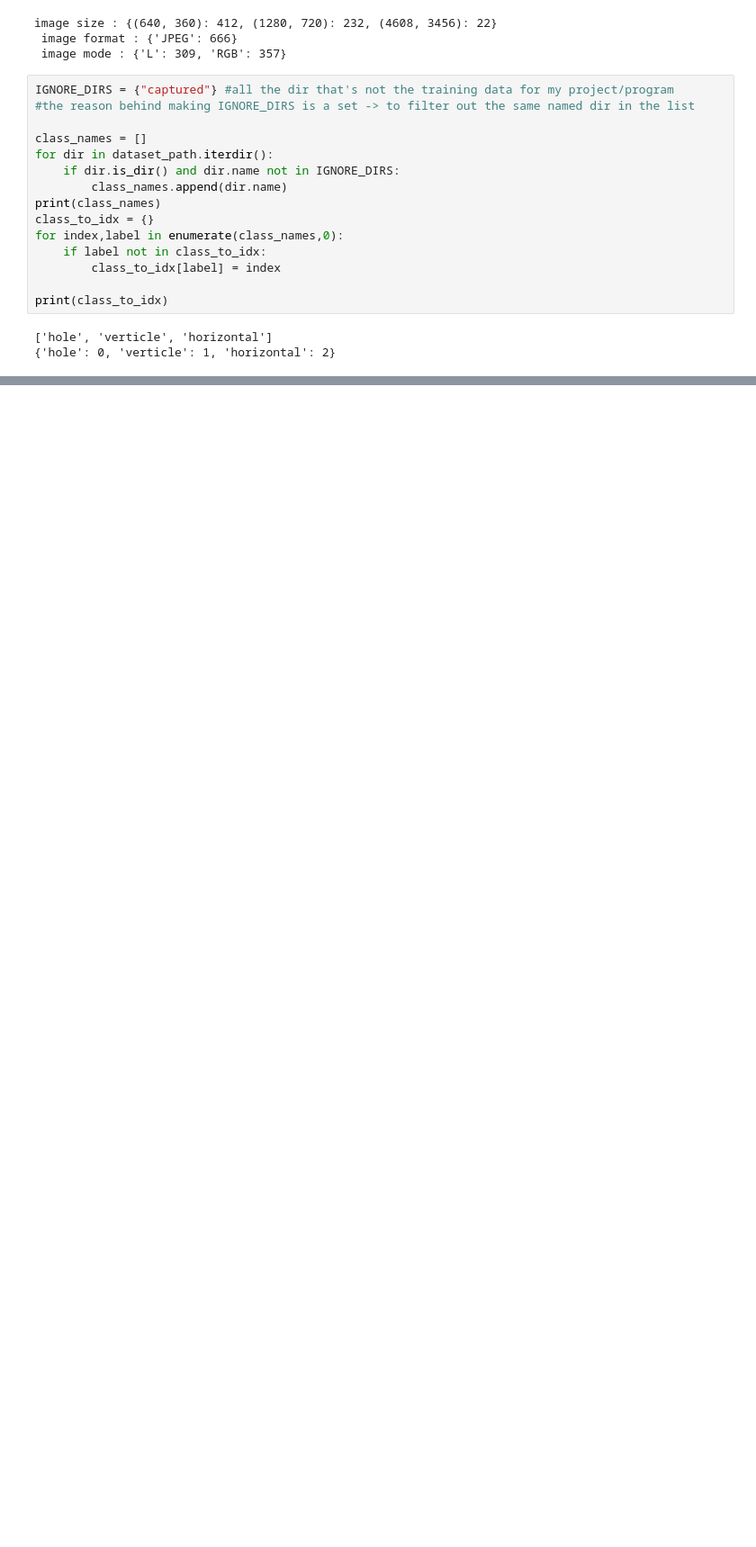
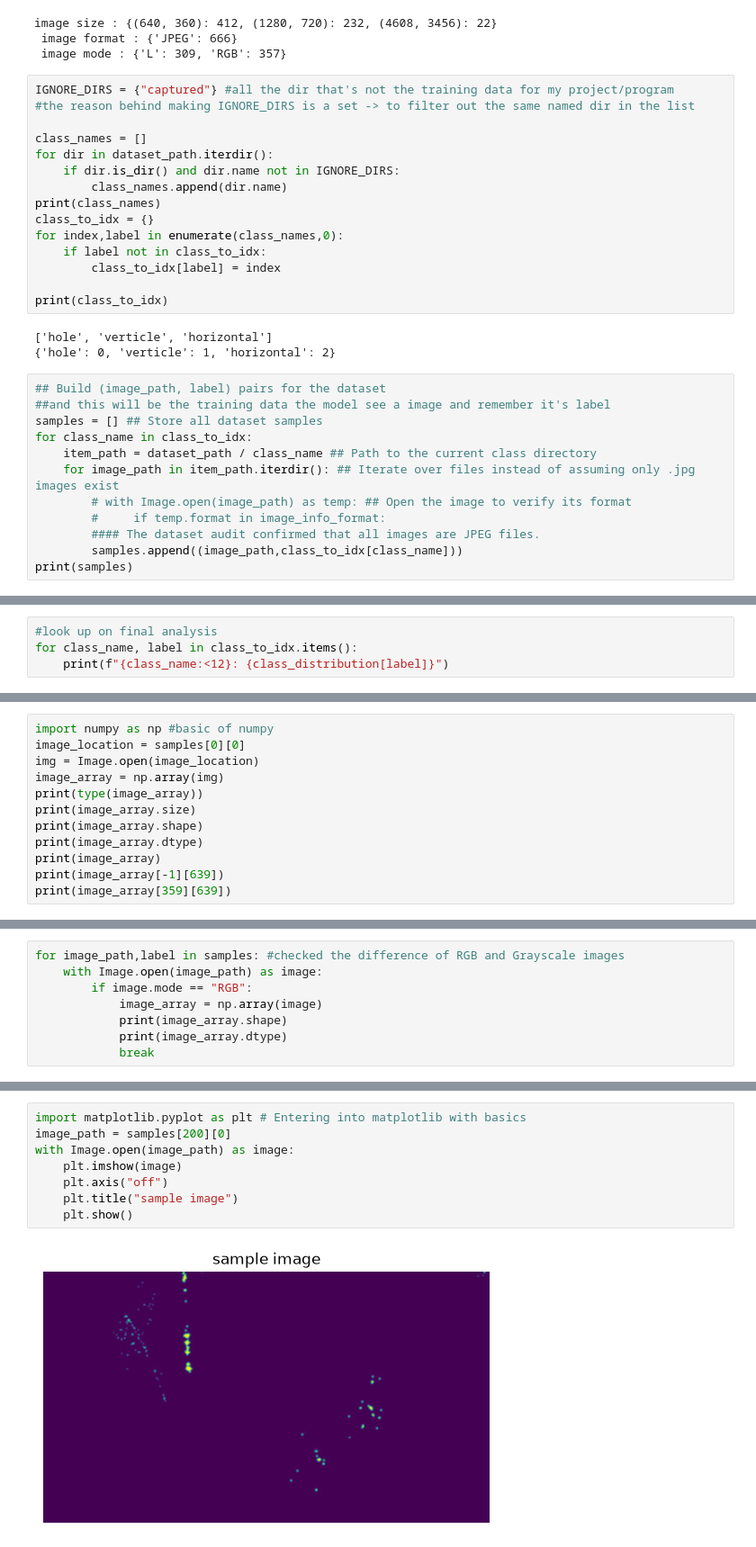
Before and after one commit to MOMINURKHAN/Fabric-Defect-Detection, a Jupyter notebook: notebooks/01_dataset_audit.ipynb, the cells around one changed output, grey strips where cells are left out. Shown at 90% size. Drawn from its saved outputs; the diff is of its cells as text; blank space fills up the shorter version.

Commit message:
imported numpy and matplotlib and perform some basic operation

```diff
--- a/notebooks/01_dataset_audit.ipynb
+++ b/notebooks/01_dataset_audit.ipynb
@@ -97,3 +97,15 @@ print(class_to_idx)
 # %% [output]
 ['hole', 'verticle', 'horizontal']
 {'hole': 0, 'verticle': 1, 'horizontal': 2}
+# %%
+## Build (image_path, label) pairs for the dataset
+##and this will be the training data the model see a image and remember it's label
+samples = [] ## Store all dataset samples
+for class_name in class_to_idx:
+    item_path = dataset_path / class_name ## Path to the current class directory
+    for image_path in item_path.iterdir(): ## Iterate over files instead of assuming only .jpg images exist
+        # with Image.open(image_path) as temp: ## Open the image to verify its format
+        #     if temp.format in image_info_format:
+        #### The dataset audit confirmed that all images are JPEG files.
+        samples.append((image_path,class_to_idx[class_name]))
+print(samples)
@@ -99,0 +124,4 @@ print(class_to_idx)
+# %%
+#look up on final analysis
+for class_name, label in class_to_idx.items():
+    print(f"{class_name:<12}: {class_distribution[label]}")
@@ -99,0 +132,12 @@ print(class_to_idx)
+# %%
+import numpy as np #basic of numpy
+image_location = samples[0][0]
+img = Image.open(image_location)
+image_array = np.array(img)
+print(type(image_array))
+print(image_array.size)
+print(image_array.shape)
+print(image_array.dtype)
+print(image_array)
+print(image_array[-1][639])
+print(image_array[359][639])
@@ -99,0 +158,8 @@ print(class_to_idx)
+# %%
+for image_path,label in samples: #checked the difference of RGB and Grayscale images
+    with Image.open(image_path) as image:
+        if image.mode == "RGB":
+            image_array = np.array(image)
+            print(image_array.shape)
+            print(image_array.dtype)
+            break
@@ -99,0 +169,10 @@ print(class_to_idx)
+# %%
+import matplotlib.pyplot as plt # Entering into matplotlib with basics
+image_path = samples[200][0]
+with Image.open(image_path) as image:
+    plt.imshow(image)
+    plt.axis("off")
+    plt.title("sample image")
+    plt.show()
+# %% [output]
+[figure, added]
```
Also changed, not shown: parts of 7 cells of this notebook.
